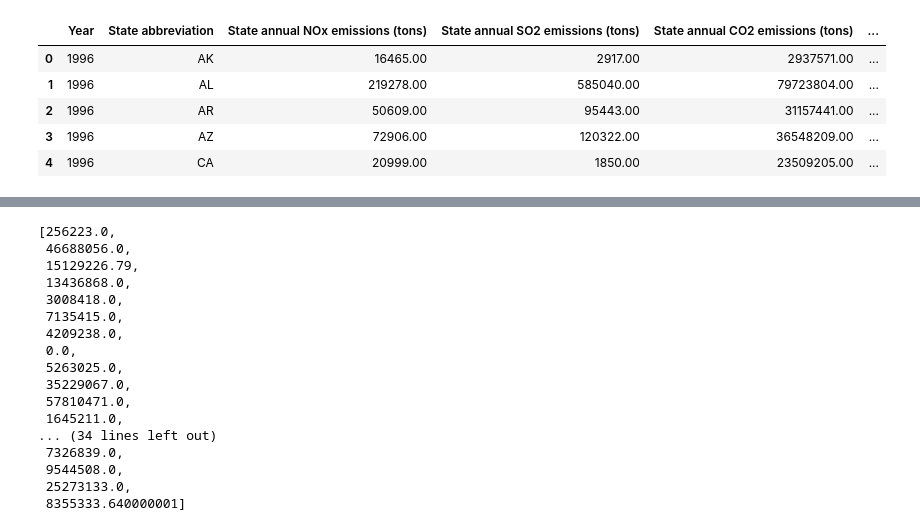
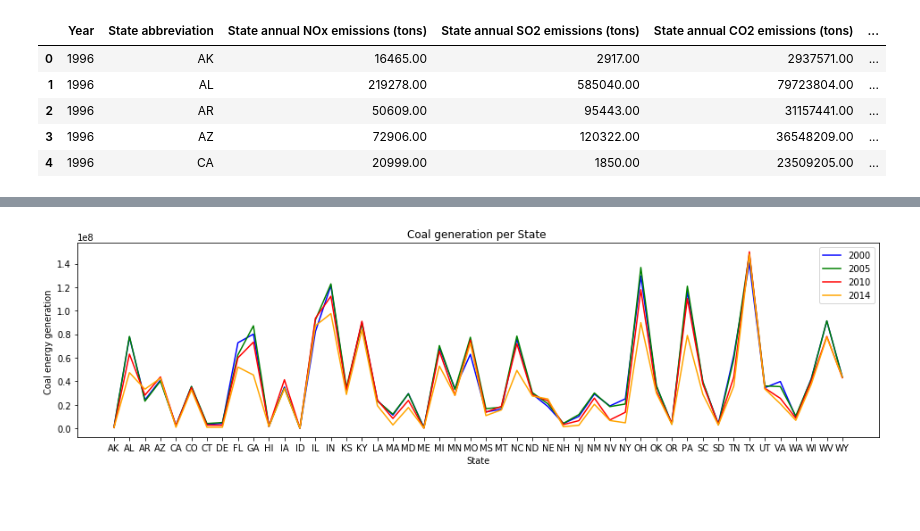
Before and after one commit to atjhsieh/Project-1, a Jupyter notebook: projectOne.ipynb, the cells around one changed output, grey strips where cells are left out. Saved outputs shown, nothing was run; the diff lists cells and outputs as text; code cells hidden in the pictures; blank space fills up the shorter version.

```diff
--- a/projectOne.ipynb
+++ b/projectOne.ipynb
@@ -476,8 +500,15 @@ Total2015 = Total[Total["YEAR"] == 2015]
 Total2016 = Total[Total["YEAR"] == 2016]
 Total2017 = Total[Total["YEAR"] == 2017]
 # %%
-#dropp the united states total in all of them, 42963
+#dropp the united states total in all of them
 Coal_2000_js = Coal_2000.drop([16792])
 Coal_2005_js = Coal_2005.drop([25640])
 Coal_2010_js = Coal_2010.drop([34962])
-Coal_2014_js = Coal_2014.drop([42963])
+Coal_2014_jr = Coal_2014.drop([42963])
+Coal_2014_js = Coal_2014_jr.drop([42787])
+Natural_gas2000_jr = Natural_gas2000.drop([16795])
+Natural_gas2000_js = Natural_gas2000_jr.drop([15767])
+Natural_gas2005_js = Natural_gas2005.drop([25643])
+Natural_gas2010_js = Natural_gas2010.drop([34965])
+Natural_gas2014_jr = Natural_gas2014.drop([42967])
+Natural_gas2014_js = Natural_gas2014_jr.drop([41533])
@@ -607,25 +515,24 @@ newdfstatemax
-# %%
-#find the differences between the max and min
-Coal_different_max = newdfstatemax['GENERATION (Megawatthours)'].tolist()
-Coal_different_min = newdfstatemin['GENERATION (Megawatthours)'].tolist()
-
-Coal_diff = [Coal_different_max[x] - Coal_different_min[x] for x in range(len(Coal_different_max))]
-Coal_diff
-# %% [output]
-[256223.0,
- 46688056.0,
- 15129226.79,
- 13436868.0,
- 3008418.0,
- 7135415.0,
- 4209238.0,
- 0.0,
- 5263025.0,
- 35229067.0,
- 57810471.0,
- 1645211.0,
-... (34 lines left out)
- 7326839.0,
- 9544508.0,
- 25273133.0,
- 8355333.640000001]
+# %%
+#We want to make a line plot that shows the change in coal production per state per 5 year period
+x_axis = Coal_2000_js["STATE"]
+
+
+
+
+tick_locations = [x_axis]
+#plt.xticks(tick_locations, x_axis, rotation="vertical")
+year1 = plt.plot(Coal_2000_js["STATE"], Coal_2000_js['GENERATION (Megawatthours)'], color="blue", label="2000")
+year2 = plt.plot(Coal_2000_js["STATE"], Coal_2005_js['GENERATION (Megawatthours)'], color="green", label="2005")
+year3 = plt.plot(Coal_2000_js["STATE"], Coal_2010_js['GENERATION (Megawatthours)'], color="red", label="2010")
+year4 = plt.plot(Coal_2000_js["STATE"], Coal_2014_js['GENERATION (Megawatthours)'], color="orange", label="2014")
+#plt.figure(figsize=(100,10))
+plt.subplots_adjust(right=2.2)
+
+plt.title("Coal generation per State ")
+plt.xlabel("State")
+plt.ylabel("Coal energy generation ")
+plt.legend(loc="best")
+
+plt.show()
+# %% [output]
+[figure, added]
```
Also changed, not shown: parts of 15 cells of this notebook.
